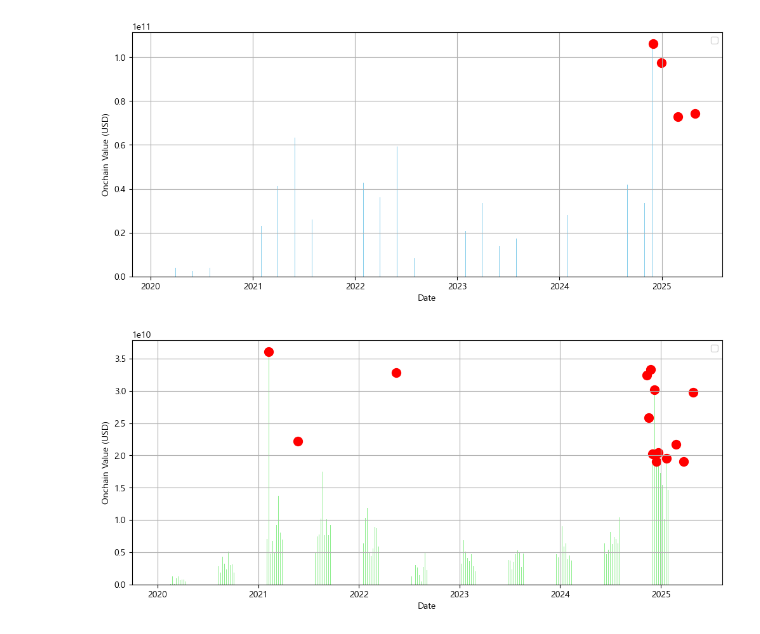
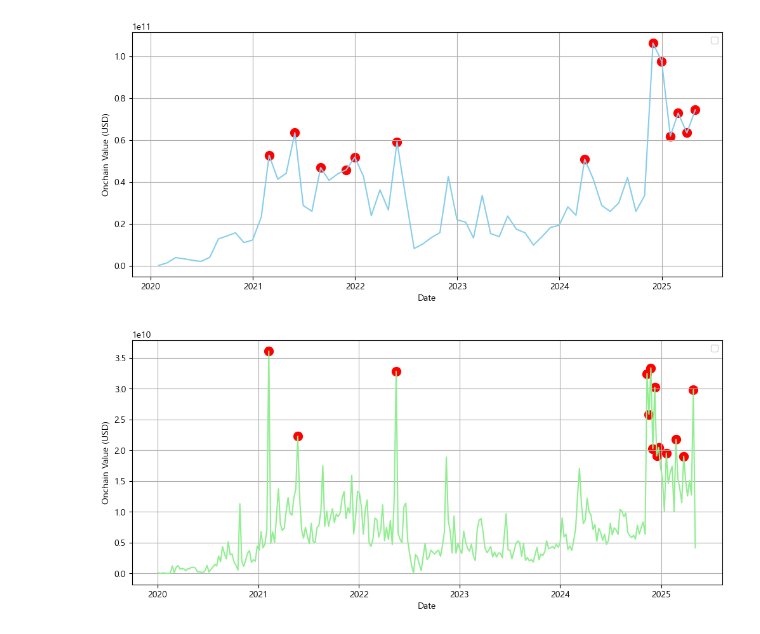
Before and after one commit to Bigdatapro-crypto/crypto, a Jupyter notebook: 차트+온체.ipynb, the cells around one changed output. Drawn from its saved outputs; the diff is of its cells as text; code cells hidden in the pictures.

```diff
--- a/차트+온체.ipynb
+++ b/차트+온체.ipynb
@@ -115,44 +113,45 @@ plt.show()
 [figure]
 # %%
-# 4) 스파이크 탐지 (상위 5% 기준)
+# 4) 스파이크 탐지 (상위 n% 기준)
 import numpy as np
 
 # 월별 스파이크
-onchain_spike_threshold_month = np.percentile(monthly['OnchainValue'], 95)
+n = 20
+onchain_spike_threshold_month = np.percentile(monthly['OnchainValue'], 100-n)
 monthly['Spike'] = monthly['OnchainValue'] > onchain_spike_threshold_month
 
 plt.figure(figsize=(12, 5))
-plt.bar(monthly['Date'], monthly['OnchainValue'], color='skyblue')
+plt.plot(monthly['Date'], monthly['OnchainValue'], color='skyblue')
 plt.scatter(
     monthly[monthly['Spike']]['Date'],
     monthly[monthly['Spike']]['OnchainValue'],
     color='red', s=100
 )
 plt.xlabel('Date')
 plt.ylabel('Onchain Value (USD)')
 plt.grid(True)
 plt.legend()
 plt.show()
 
 # 주간 스파이크
 onchain_spike_threshold_week = np.percentile(weekly['OnchainValue'], 95)
 weekly['Spike'] = weekly['OnchainValue'] > onchain_spike_threshold_week
 
 plt.figure(figsize=(12, 5))
-plt.bar(weekly['Date'], weekly['OnchainValue'], color='lightgreen')
+plt.plot(weekly['Date'], weekly['OnchainValue'], color='lightgreen')
 plt.scatter(
     weekly[weekly['Spike']]['Date'],
     weekly[weekly['Spike']]['OnchainValue'],
     color='red', s=100
 )
 plt.xlabel('Date')
 plt.ylabel('Onchain Value (USD)')
 plt.grid(True)
 plt.legend()
 plt.show()
 # %% [output]
-[figure, old version]
+[figure, new version]
-[figure, old version]
+[figure, new version]
 # %%
 # 5) CNN 예측 모델 준비 및 학습
 from tensorflow.keras.models import Sequential
```
Also changed, not shown: parts of 17 cells of this notebook, 7 other files.
